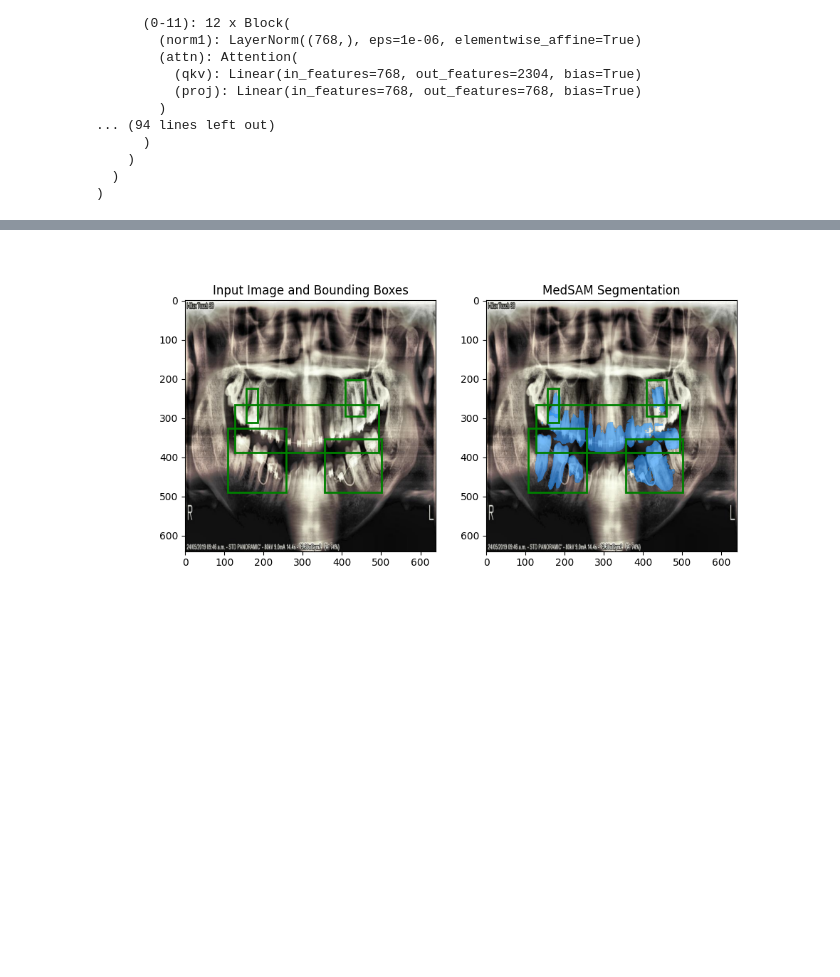
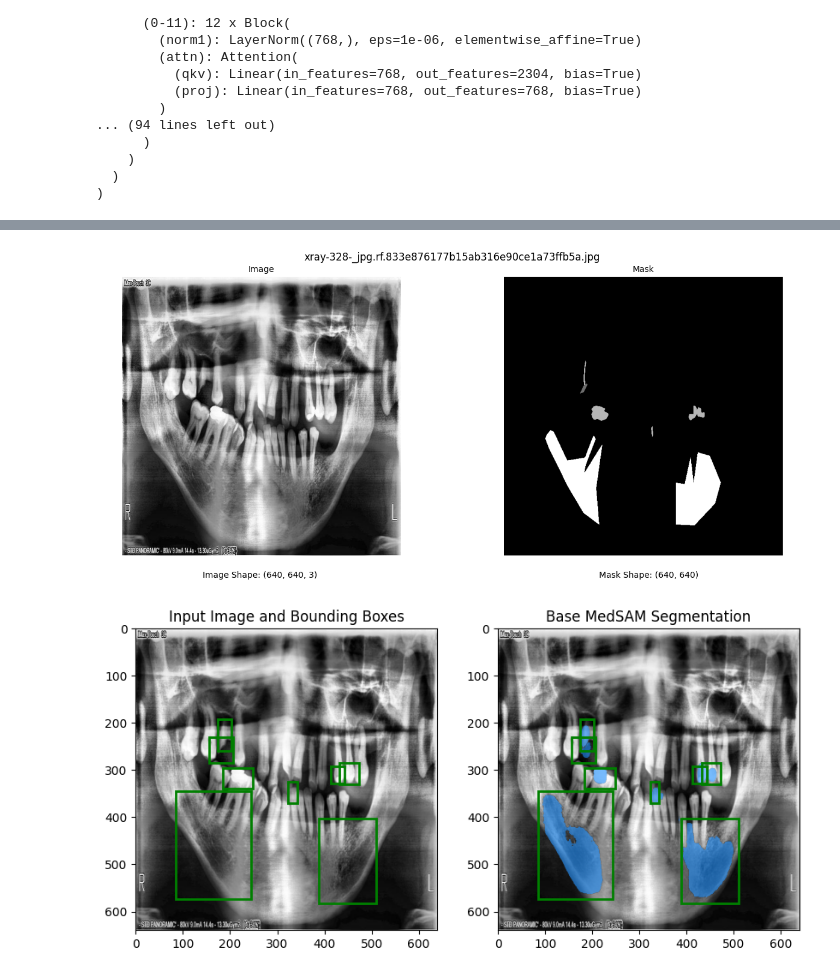
Before and after one commit to OSmith132/Automated-Dental-Segmentation, a Jupyter notebook: MedSAM_main.ipynb, the cells around one changed output, grey strips where cells are left out. Saved outputs shown, nothing was run; the diff lists cells and outputs as text; code cells hidden in the pictures; blank space fills up the shorter version.

Commit message:
Updated dataset class for medsam. Needs refactor

```diff
--- a/MedSAM_main.ipynb
+++ b/MedSAM_main.ipynb
@@ -202,20 +226,54 @@ with torch.no_grad():
 # %%
+
+
+%matplotlib inline
+
+# Get correct preprocessing
+test_dataset.return_as_medsam = True
+
+# Load random image
+#image_idx = random.randint(0, len(test_dataset)-1)
+
+# Get tensors
+img_np, box_np, gt_masks, bounding_boxes = test_dataset[image_idx].values()
+
+# Get original image
+test_dataset.return_as_medsam = False
+img_original = test_dataset[image_idx]["pixel_values"]
+W, H, _ = img_original.shape
+
+
+# Show image
+test_dataset.show_image_mask(image_idx)
+
+# image embedding
+with torch.no_grad():
+    image_embedding = medsam_model.image_encoder(img_np)
+
+
+# Run inference for all boxes in a batch
+with torch.no_grad():
+    seg_masks = medsam_inference(medsam_model, image_embedding, box_1024, H, W)  # List of 5 masks
+
 # Plot results
 fig, ax = plt.subplots(1, 2, figsize=(10, 5))
 
+
+
 # Original image with bounding boxes
-ax[0].imshow(img_3c)
-for box in box_np:
+ax[0].imshow(img_original)
+for box in bounding_boxes:
     show_box(box, ax[0])
 ax[0].set_title("Input Image and Bounding Boxes")
 
 # Image with segmentation masks
-ax[1].imshow(img_3c)
-for box, mask in zip(box_np, seg_masks):  # Iterate over all boxes and their masks
+ax[1].imshow(img_original)
+for box, mask in zip(bounding_boxes, seg_masks):  # Iterate over all boxes and their masks
     show_mask(mask, ax[1])
     show_box(box, ax[1])
-ax[1].set_title("MedSAM Segmentation")
+ax[1].set_title("Base MedSAM Segmentation")
 
 plt.show()
 # %% [output]
-[figure, old version]
+[figure, new version]
+[figure, added]
```
Also changed, not shown: parts of 6 cells of this notebook, 2 other files.
